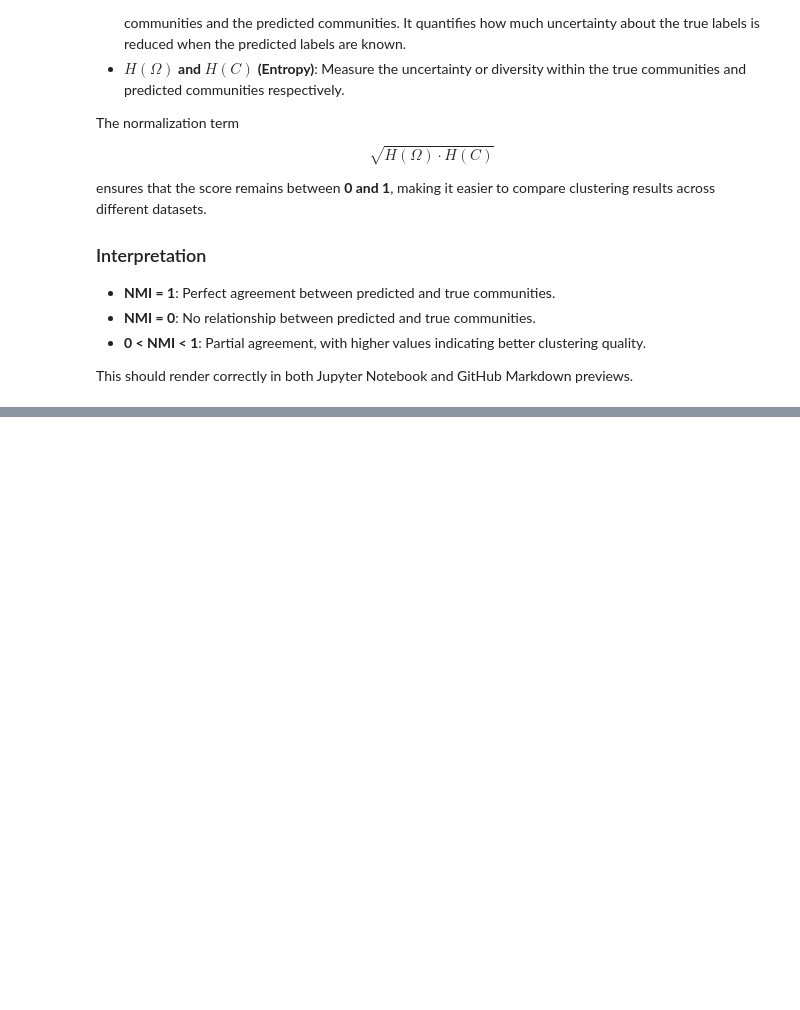
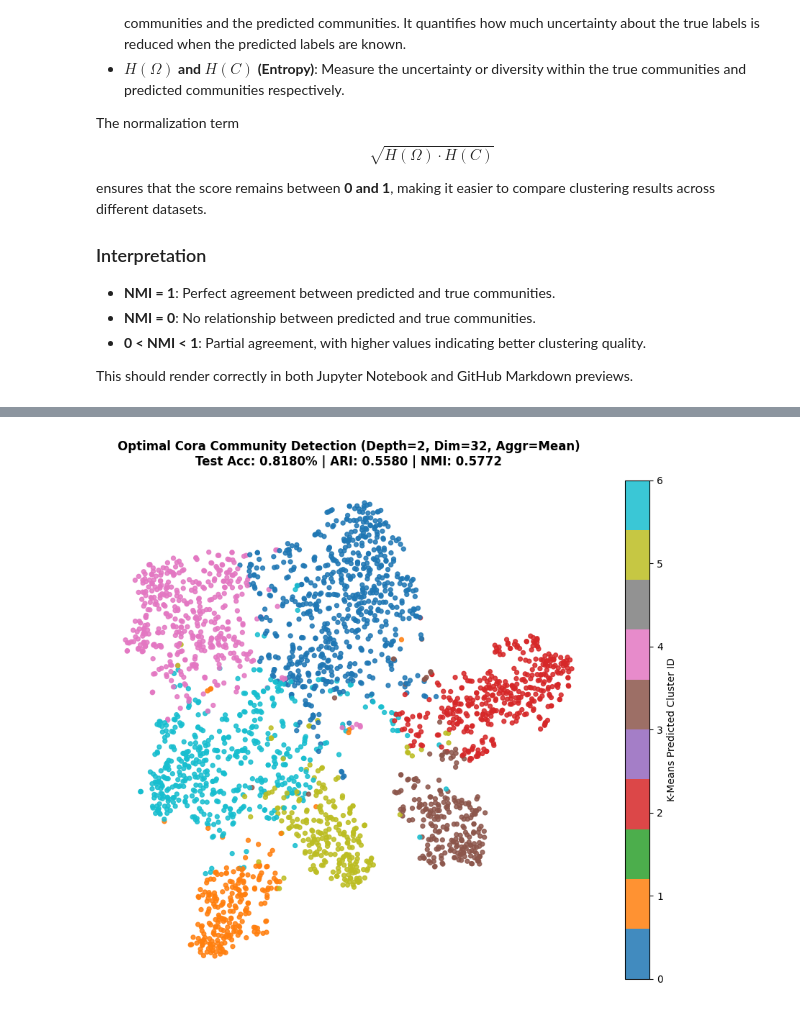
Before and after one commit to tmfsiddu/community_detection, a Jupyter notebook: notebooks/GCN.ipynb, the cells around one changed output, grey strips where cells are left out. Cells and saved outputs as stored; diff of their text form; code cells hidden in the pictures; blank space fills up the shorter version.

```diff
--- a/notebooks/GCN.ipynb
+++ b/notebooks/GCN.ipynb
@@ -280,0 +447,78 @@ print(df_results.to_string(index=False))
+# %%
+import sys
+import os
+#moving to community detection folder notebook folder like moving top
+root_path=os.path.abspath(os.path.join('..'))
+#now searching for src folder
+src_path=os.path.join(root_path,'src')
+#adding src path to pythons memory
+if src_path not in sys.path:
+    sys.path.append(src_path)
+from Experiment_GCN_09 import OptimalAggregationGCN
+from sklearn.manifold import TSNE
+#intializing the optimized model
+
+optimal_model = OptimalAggregationGCN(
+    num_features=dataset.num_features,
+    num_classes=dataset.num_classes
+).to(device)
+
+optimizer = torch.optim.Adam(optimal_model.parameters(), lr=0.01, weight_decay=5e-4)
+criterion = torch.nn.NLLLoss()
+
+#training the model and computing the accuracy
+
+print("Training the ultimate model configuration...")
+for epoch in range(1, 201):
+    optimal_model.train()
+    optimizer.zero_grad()
+    out = optimal_model(data)
+    loss = criterion(out[data.train_mask], data.y[data.train_mask])
+    loss.backward()
+    optimizer.step()
+
+optimal_model.eval()
+with torch.no_grad():
+    out = optimal_model(data)
+    pred = out.argmax(dim=1)
+    correct = pred == data.y
+    test_acc = int(correct[data.test_mask].sum()) / int(data.test_mask.sum())
+print(f"Optimal Model Test Accuracy: {test_acc * 100:.2f}%")
+
+#extracting the node embeddings and running k means algorithm
+with torch.no_grad():
+    optimal_embeddings = optimal_model.conv1(data.x, data.edge_index)
+    optimal_embeddings = F.relu(optimal_embeddings).cpu().numpy()
+
+kmeans = KMeans(n_clusters=7, random_state=42, n_init=10)
+cluster_assignments = kmeans.fit_predict(optimal_embeddings)
+true_labels = data.y.cpu().numpy()
+ari_score = adjusted_rand_score(true_labels, cluster_assignments)
+nmi_score = normalized_mutual_info_score(true_labels, cluster_assignments)
+
+#using t-SNE which is dimensionality reduction technique reduces 32 dim to 2d points
+tsne = TSNE(n_components=2, perplexity=30, random_state=42, max_iter=1000)
+embeddings_2d = tsne.fit_transform(optimal_embeddings)
+
+plt.figure(figsize=(11, 9))
+
+scatter = plt.scatter(
+    embeddings_2d[:, 0],
+    embeddings_2d[:, 1],
+    c=cluster_assignments,
+    cmap="tab10",
+    s=18,
+    alpha=0.85,
+)
+
+plt.colorbar(scatter, label="K-Means Predicted Cluster ID")
+plt.title(
+    f"Optimal Cora Community Detection (Depth=2, Dim=32, Aggr=Mean)\n"
+    f"Test Acc: {test_acc :.4f}% | ARI: {ari_score:.4f} | NMI: {nmi_score:.4f}",
+    fontsize=12, fontweight='bold', pad=15
+)
+plt.xlabel("t-SNE Dimension 1")
+plt.ylabel("t-SNE Dimension 2")
+plt.axis("off")  # Hides borders and axis lines for a clean presentation look
+plt.show()
+# %% [output]
@@ -280,0 +527 @@ print(df_results.to_string(index=False))
+[figure, added]
```
Also changed, not shown: parts of 27 cells of this notebook, 16 other files.
